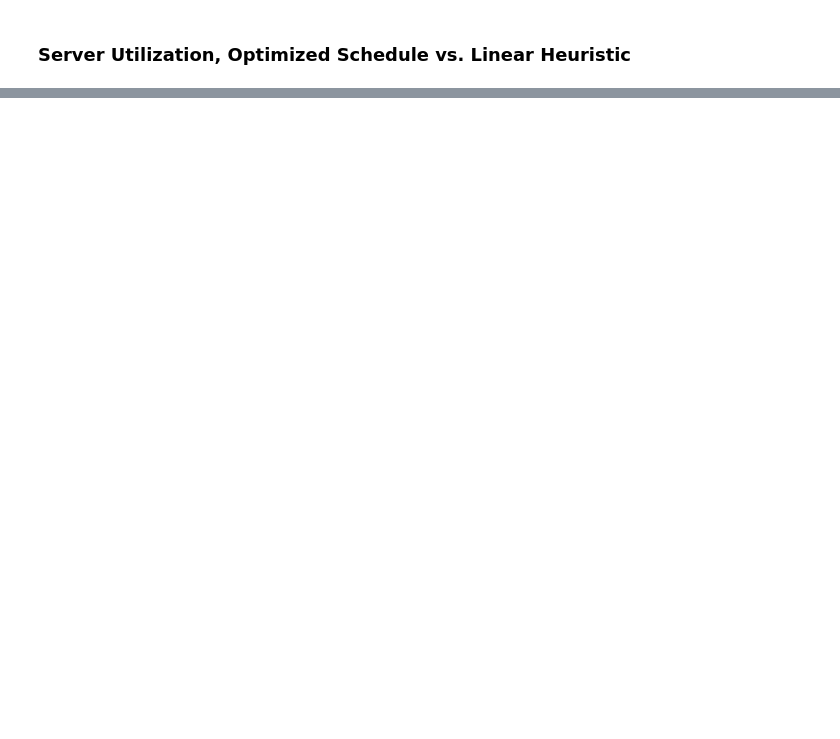
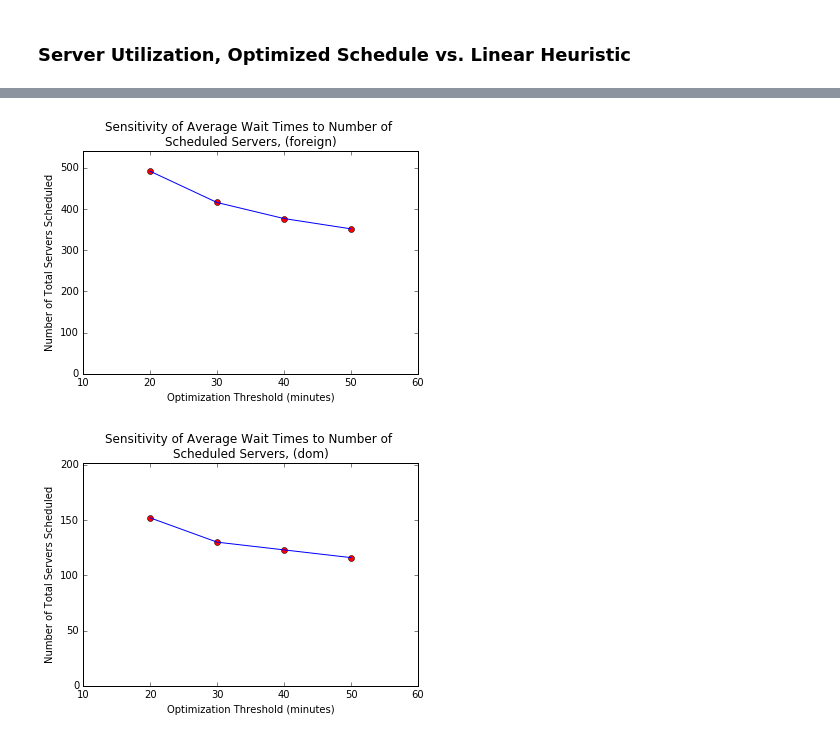
Before and after one commit to citrusvanilla/customs, a Jupyter notebook: customs_analysis.ipynb, the cells around one changed output, grey strips where cells are left out. Drawn from its saved outputs; the diff is of its cells as text; code cells hidden in the pictures; blank space fills up the shorter version.

```diff
--- a/customs_analysis.ipynb
+++ b/customs_analysis.ipynb
@@ -294,0 +340,38 @@ Num. hours in which a passenger's average wait exceeds 2x threshold: 3
+# %%
+# Init a dic to hold optimization thresholds and total servers scheduled.
+dic = {}
+
+# Loop through all simulations in the output directory.
+for i in logs.columns:
+
+    # Add list for new passenger type.
+    if logs[i]['passenger/server type'] not in dic:
+        dic[logs[i]['passenger/server type']] = []
+
+    # Retrieve the number of servers scheduled and store as tuple to dic.
+    dic[logs[i]['passenger/server type']].append((logs[i]['wait threshold (min)'],
+                   int(retrieve_schedules(os.path.join("output", logs[i].name))['OPT_num_servers'].sum())))
+# %%
+# Loop through all passenger/server types from the dic
+for key in dic.keys():
+
+    # Store thresholds as X, number of total scheduled servers as Y.
+    X = [i[0] for i in dic[key]]
+    Y = [i[1] for i in dic[key]]
+
+    # Fit a 3rd-degree polynomial trendline
+    Z = np.polyfit(X, Y, 3)
+    p = np.poly1d(Z)
+
+    plt.xlabel('Optimization Threshold (minutes)')
+    plt.ylabel('Number of Total Servers Scheduled')
+    plt.title('Sensitivity of Average Wait Times to Number of '
+              '\nScheduled Servers, (' + key + ')')
+
+    plt.plot(X, Y, 'ro')
+    plt.plot(X, p(X))
+    plt.axis([10, 60, 0, max(Y) + 50])
+    plt.show()
+# %% [output]
+[figure, added]
+[figure, added]
```
Also changed, not shown: parts of 14 cells of this notebook, 1 other file.
